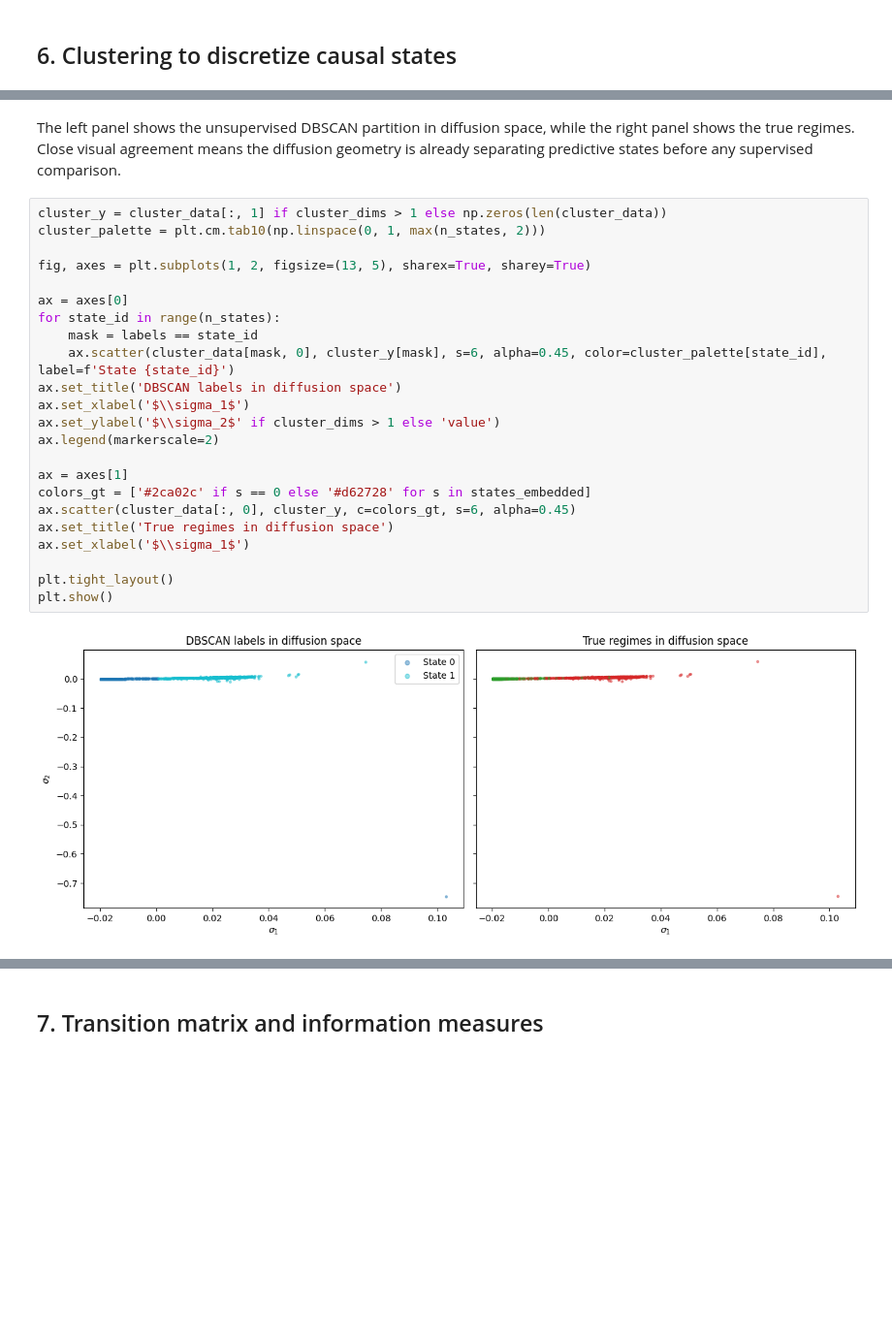
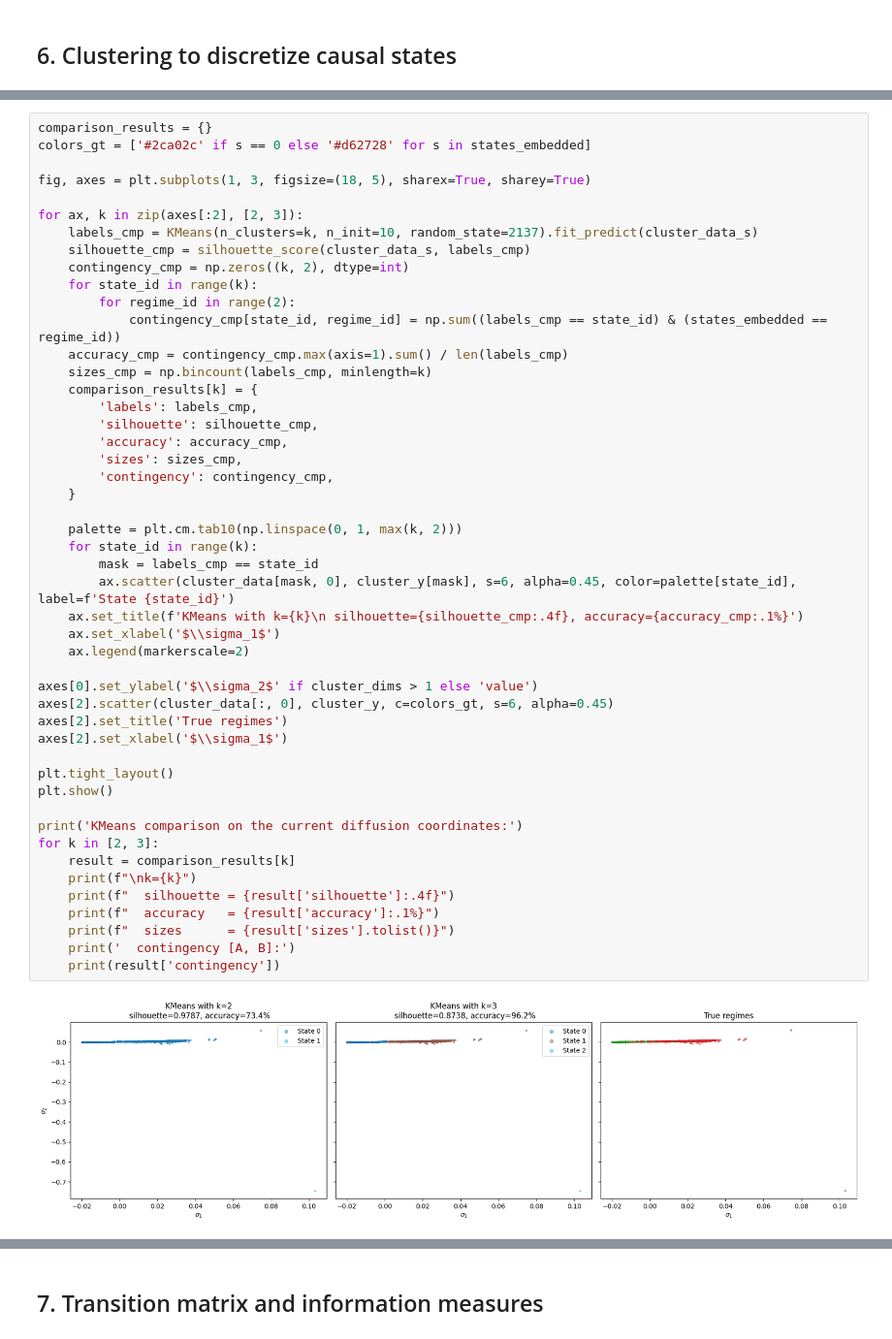
Before and after one commit to pawel-wieczynski/kernel_epsilon_machines, a Jupyter notebook: notebooks/00_kernel_epsilon_machine.ipynb, the cells around one changed output, grey strips where cells are left out. Shown at 97% size. Saved outputs shown, nothing was run; the diff lists cells and outputs as text; blank space fills up the shorter version.

Commit message:
replace dbscan with kmeans in two-regime example

```diff
--- a/notebooks/00_kernel_epsilon_machine.ipynb
+++ b/notebooks/00_kernel_epsilon_machine.ipynb
@@ -444,27 +414,50 @@ Accuracy relative to the true regimes: 96.3%
-# %% [markdown]
-The left panel shows the unsupervised DBSCAN partition in diffusion space, while the right panel shows the true regimes. Close visual agreement means the diffusion geometry is already separating predictive states before any supervised comparison.
-# %%
-cluster_y = cluster_data[:, 1] if cluster_dims > 1 else np.zeros(len(cluster_data))
-cluster_palette = plt.cm.tab10(np.linspace(0, 1, max(n_states, 2)))
-
-fig, axes = plt.subplots(1, 2, figsize=(13, 5), sharex=True, sharey=True)
-
-ax = axes[0]
-for state_id in range(n_states):
-    mask = labels == state_id
-    ax.scatter(cluster_data[mask, 0], cluster_y[mask], s=6, alpha=0.45, color=cluster_palette[state_id], label=f'State {state_id}')
-ax.set_title('DBSCAN labels in diffusion space')
-ax.set_xlabel('$\\sigma_1$')
-ax.set_ylabel('$\\sigma_2$' if cluster_dims > 1 else 'value')
-ax.legend(markerscale=2)
-
-ax = axes[1]
-colors_gt = ['#2ca02c' if s == 0 else '#d62728' for s in states_embedded]
-ax.scatter(cluster_data[:, 0], cluster_y, c=colors_gt, s=6, alpha=0.45)
-ax.set_title('True regimes in diffusion space')
-ax.set_xlabel('$\\sigma_1$')
-
-plt.tight_layout()
-plt.show()
-# %% [output]
-[figure, removed]
+# %%
+comparison_results = {}
+colors_gt = ['#2ca02c' if s == 0 else '#d62728' for s in states_embedded]
+
+fig, axes = plt.subplots(1, 3, figsize=(18, 5), sharex=True, sharey=True)
+
+for ax, k in zip(axes[:2], [2, 3]):
+    labels_cmp = KMeans(n_clusters=k, n_init=10, random_state=2137).fit_predict(cluster_data_s)
+    silhouette_cmp = silhouette_score(cluster_data_s, labels_cmp)
+    contingency_cmp = np.zeros((k, 2), dtype=int)
+    for state_id in range(k):
+        for regime_id in range(2):
+            contingency_cmp[state_id, regime_id] = np.sum((labels_cmp == state_id) & (states_embedded == regime_id))
+    accuracy_cmp = contingency_cmp.max(axis=1).sum() / len(labels_cmp)
+    sizes_cmp = np.bincount(labels_cmp, minlength=k)
+    comparison_results[k] = {
+        'labels': labels_cmp,
+        'silhouette': silhouette_cmp,
+        'accuracy': accuracy_cmp,
+        'sizes': sizes_cmp,
+        'contingency': contingency_cmp,
+    }
+
+    palette = plt.cm.tab10(np.linspace(0, 1, max(k, 2)))
+    for state_id in range(k):
+        mask = labels_cmp == state_id
+        ax.scatter(cluster_data[mask, 0], cluster_y[mask], s=6, alpha=0.45, color=palette[state_id], label=f'State {state_id}')
+    ax.set_title(f'KMeans with k={k}\n silhouette={silhouette_cmp:.4f}, accuracy={accuracy_cmp:.1%}')
+    ax.set_xlabel('$\\sigma_1$')
+    ax.legend(markerscale=2)
+
+axes[0].set_ylabel('$\\sigma_2$' if cluster_dims > 1 else 'value')
+axes[2].scatter(cluster_data[:, 0], cluster_y, c=colors_gt, s=6, alpha=0.45)
+axes[2].set_title('True regimes')
+axes[2].set_xlabel('$\\sigma_1$')
+
+plt.tight_layout()
+plt.show()
+
+print('KMeans comparison on the current diffusion coordinates:')
+for k in [2, 3]:
+    result = comparison_results[k]
+    print(f"\nk={k}")
+    print(f"  silhouette = {result['silhouette']:.4f}")
+    print(f"  accuracy   = {result['accuracy']:.1%}")
+    print(f"  sizes      = {result['sizes'].tolist()}")
+    print('  contingency [A, B]:')
+    print(result['contingency'])
+# %% [output]
+[figure, added]
```
Also changed, not shown: parts of 8 cells of this notebook.
